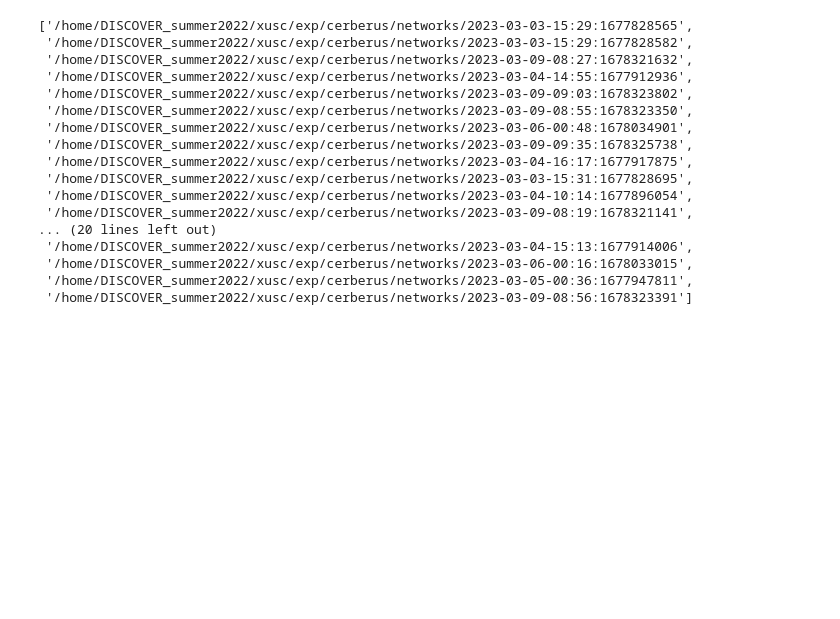
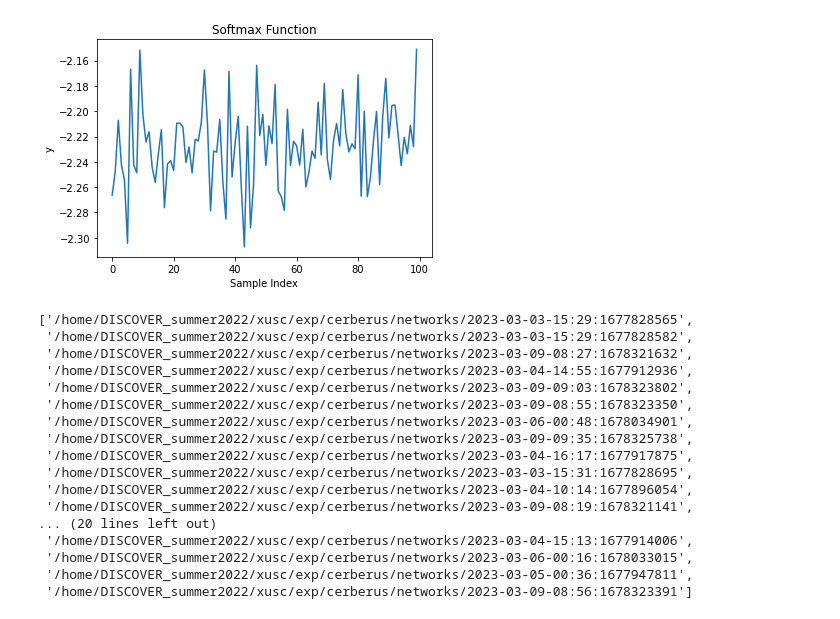
Before and after one commit to Daniellli/ECT, a Jupyter notebook: jupyters/utils.ipynb, the cells around one changed output. Cells and saved outputs as stored; diff of their text form; code cells hidden in the pictures; blank space fills up the shorter version.

```diff
--- a/jupyters/utils.ipynb
+++ b/jupyters/utils.ipynb
@@ -7,3 +55,34 @@ import shutil
+# %%
+import numpy as np
+import matplotlib.pyplot as plt
+
+# 定义函数
+def softmax(x):
+    exp_x = np.exp(x)
+    return -np.log(np.sum(exp_x, axis=-1))
+
+def sigmoid(x):
+    return 1 / (1 + np.exp(-x))
+# 生成数据
+n_samples = 100
+n_features = 5
+x = np.random.rand(n_samples, n_features)  # 生成随机数据
+# logit = np.log(x / (1 - x))  # 将 x 转换为 logit
+logit= sigmoid(x)
+
+# 绘制函数曲线
+y = np.array([softmax(logit_i) for logit_i in logit])
+plt.plot(y)
+
+# 设置图像标题和坐标轴标签
+plt.title('Softmax Function')
+plt.xlabel('Sample Index')
+plt.ylabel('y')
+
+# 显示图像
+plt.show()
+# %% [output]
+[figure, added]
 # %%
 
 
```
Also changed, not shown: parts of 2 cells of this notebook, 2 other files.
